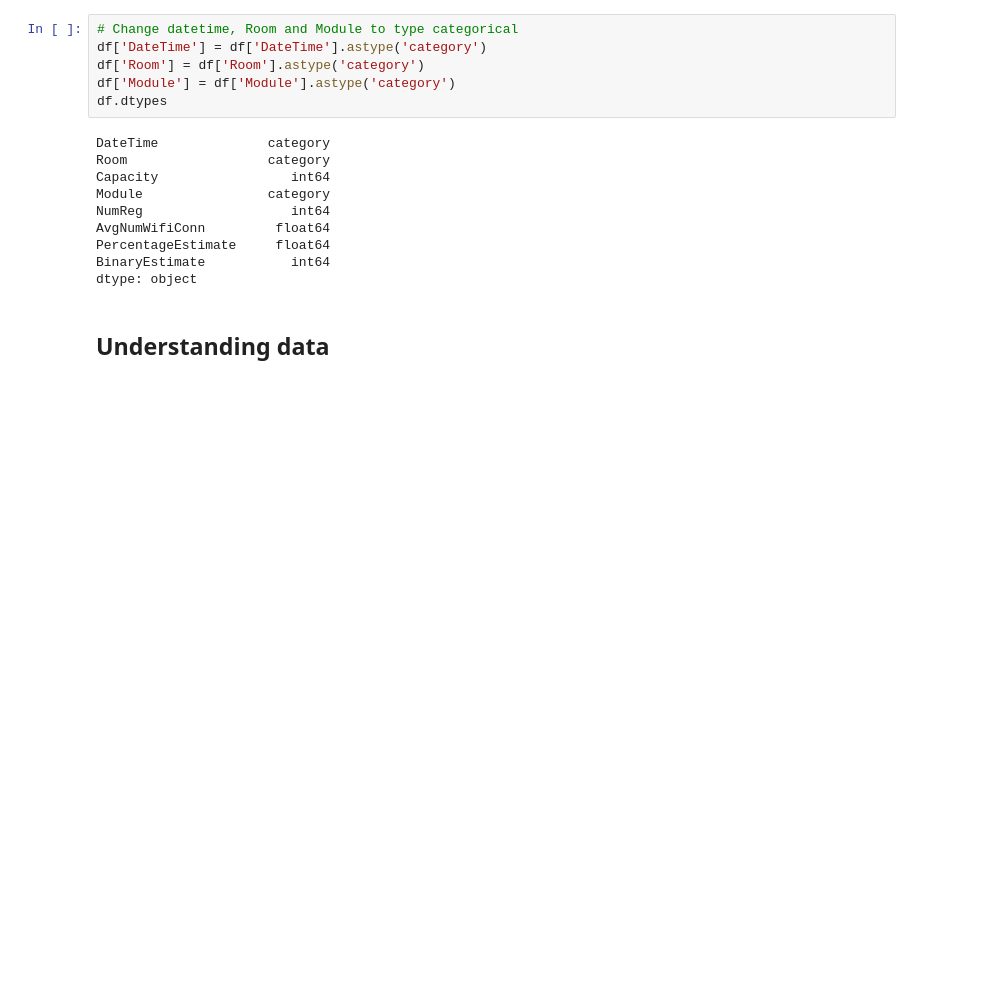
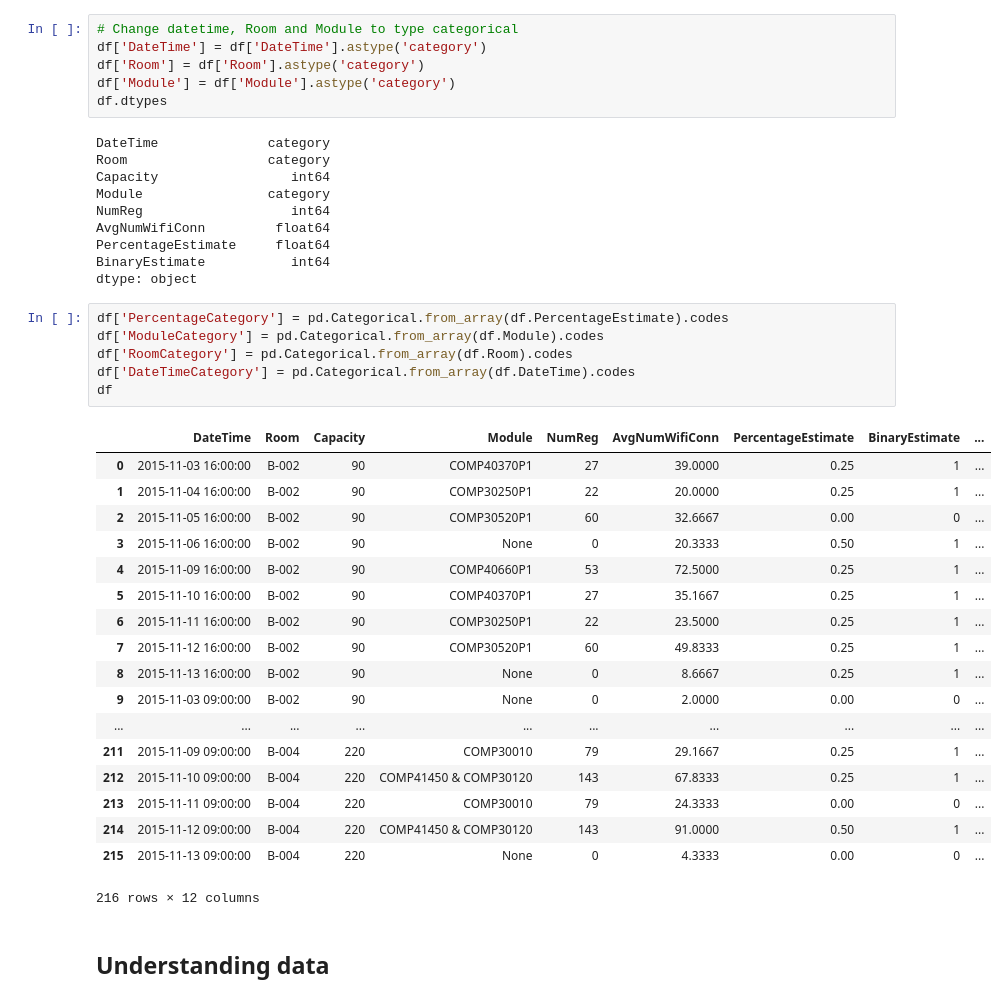
Before and after one commit to joanmc/Research-Project, a Jupyter notebook: modelling notebooks/Logistic Regression - Averages - Binary.ipynb, the cells around one changed output. Drawn from its saved outputs; the diff is of its cells as text; blank space fills up the shorter version.

```diff
--- a/modelling notebooks/Logistic Regression - Averages - Binary.ipynb
+++ b/modelling notebooks/Logistic Regression - Averages - Binary.ipynb
@@ -71,6 +82,31 @@ AvgNumWifiConn         float64
 PercentageEstimate     float64
 BinaryEstimate           int64
 dtype: object
+# %%
+df['PercentageCategory'] = pd.Categorical.from_array(df.PercentageEstimate).codes
+df['ModuleCategory'] = pd.Categorical.from_array(df.Module).codes
+df['RoomCategory'] = pd.Categorical.from_array(df.Room).codes
+df['DateTimeCategory'] = pd.Categorical.from_array(df.DateTime).codes
+df
+# %% [output]
+|  | DateTime | Room | Capacity | Module | NumReg | AvgNumWifiConn | PercentageEstimate | BinaryEstimate | ... |
+| 0 | 2015-11-03 16:00:00 | B-002 | 90 | COMP40370P1 | 27 | 39.0000 | 0.25 | 1 | ... |
+| 1 | 2015-11-04 16:00:00 | B-002 | 90 | COMP30250P1 | 22 | 20.0000 | 0.25 | 1 | ... |
+| 2 | 2015-11-05 16:00:00 | B-002 | 90 | COMP30520P1 | 60 | 32.6667 | 0.00 | 0 | ... |
+| 3 | 2015-11-06 16:00:00 | B-002 | 90 | None | 0 | 20.3333 | 0.50 | 1 | ... |
+| 4 | 2015-11-09 16:00:00 | B-002 | 90 | COMP40660P1 | 53 | 72.5000 | 0.25 | 1 | ... |
+| 5 | 2015-11-10 16:00:00 | B-002 | 90 | COMP40370P1 | 27 | 35.1667 | 0.25 | 1 | ... |
+| 6 | 2015-11-11 16:00:00 | B-002 | 90 | COMP30250P1 | 22 | 23.5000 | 0.25 | 1 | ... |
+| 7 | 2015-11-12 16:00:00 | B-002 | 90 | COMP30520P1 | 60 | 49.8333 | 0.25 | 1 | ... |
+| 8 | 2015-11-13 16:00:00 | B-002 | 90 | None | 0 | 8.6667 | 0.25 | 1 | ... |
+| 9 | 2015-11-03 09:00:00 | B-002 | 90 | None | 0 | 2.0000 | 0.00 | 0 | ... |
+| ... | ... | ... | ... | ... | ... | ... | ... | ... | ... |
+| 211 | 2015-11-09 09:00:00 | B-004 | 220 | COMP30010 | 79 | 29.1667 | 0.25 | 1 | ... |
+| 212 | 2015-11-10 09:00:00 | B-004 | 220 | COMP41450 & COMP30120 | 143 | 67.8333 | 0.25 | 1 | ... |
+| 213 | 2015-11-11 09:00:00 | B-004 | 220 | COMP30010 | 79 | 24.3333 | 0.00 | 0 | ... |
+| 214 | 2015-11-12 09:00:00 | B-004 | 220 | COMP41450 & COMP30120 | 143 | 91.0000 | 0.50 | 1 | ... |
+| 215 | 2015-11-13 09:00:00 | B-004 | 220 | None | 0 | 4.3333 | 0.00 | 0 | ... |
+216 rows × 12 columns
 # %% [markdown]
 ## Understanding data
 # %%
```
Also changed, not shown: parts of 27 cells of this notebook, 1 other file.
